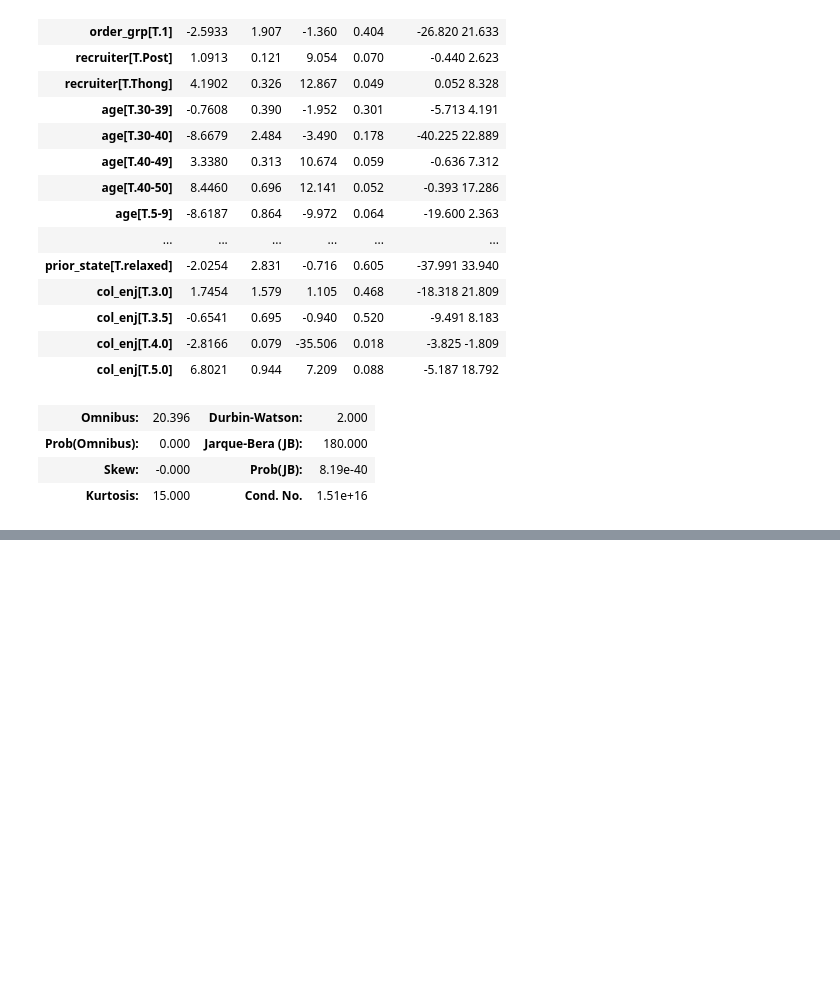
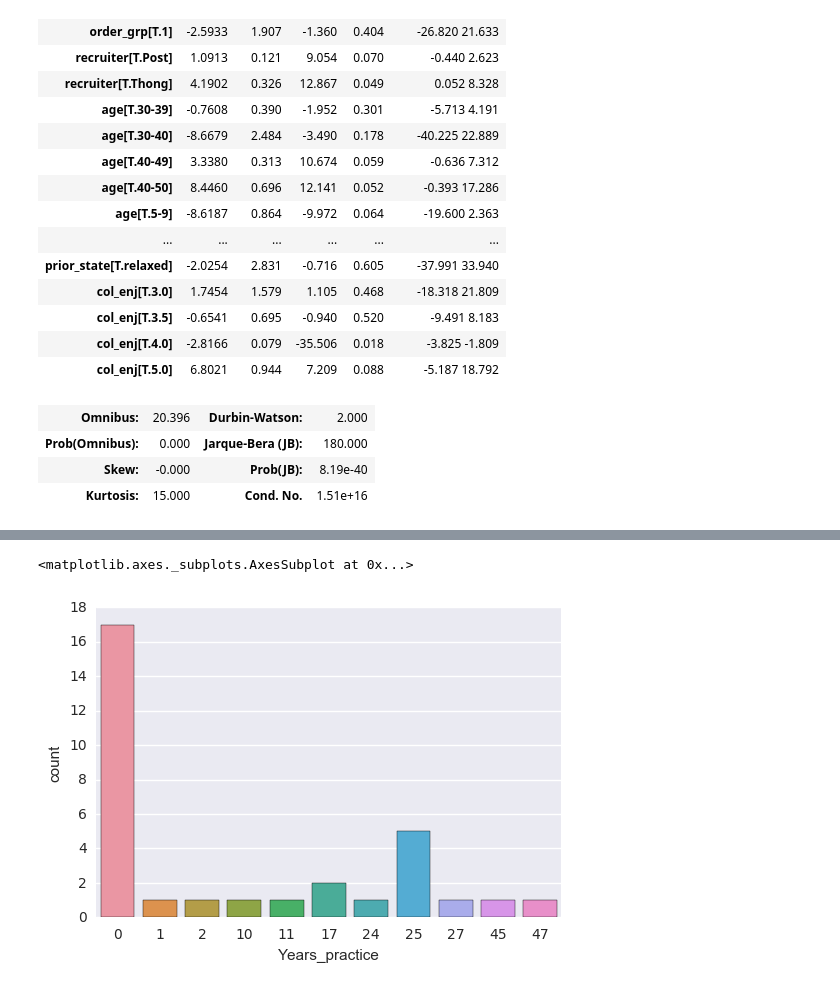
Before and after one commit to thongnbui/MIDS_241_project, a Jupyter notebook: code/Project_Ohm.ipynb, the cells around one changed output, grey strips where cells are left out. Cells and saved outputs as stored; diff of their text form; code cells hidden in the pictures; blank space fills up the shorter version.

```diff
--- a/code/Project_Ohm.ipynb
+++ b/code/Project_Ohm.ipynb
@@ -7,6 +7,9 @@ import statsmodels.stats.sandwich_covariance as sw
 import numpy as np
 from urllib.request import urlopen
 import matplotlib.pyplot as plt
+%matplotlib inline
+import seaborn as sns
+sns.set(style="darkgrid")
 # %%
 d = pd.read_csv("../data/meditation.csv")
 d.head()
@@ -150,0 +143,5 @@ OLS Regression Results
+# %%
+sns.countplot(x="Years_practice", data=d)
+# %% [output]
+<matplotlib.axes._subplots.AxesSubplot at 0x...>
+[figure, added]
```
Also changed, not shown: parts of 23 cells of this notebook.
